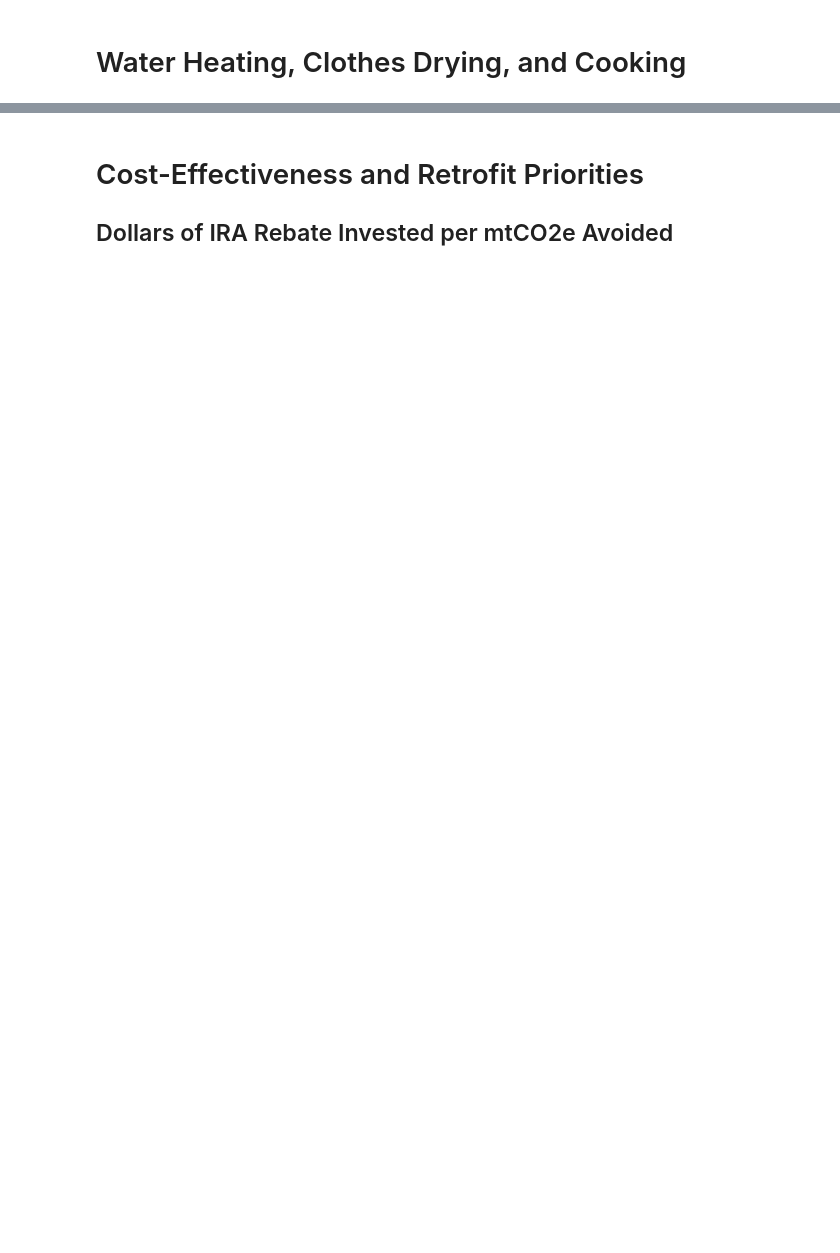
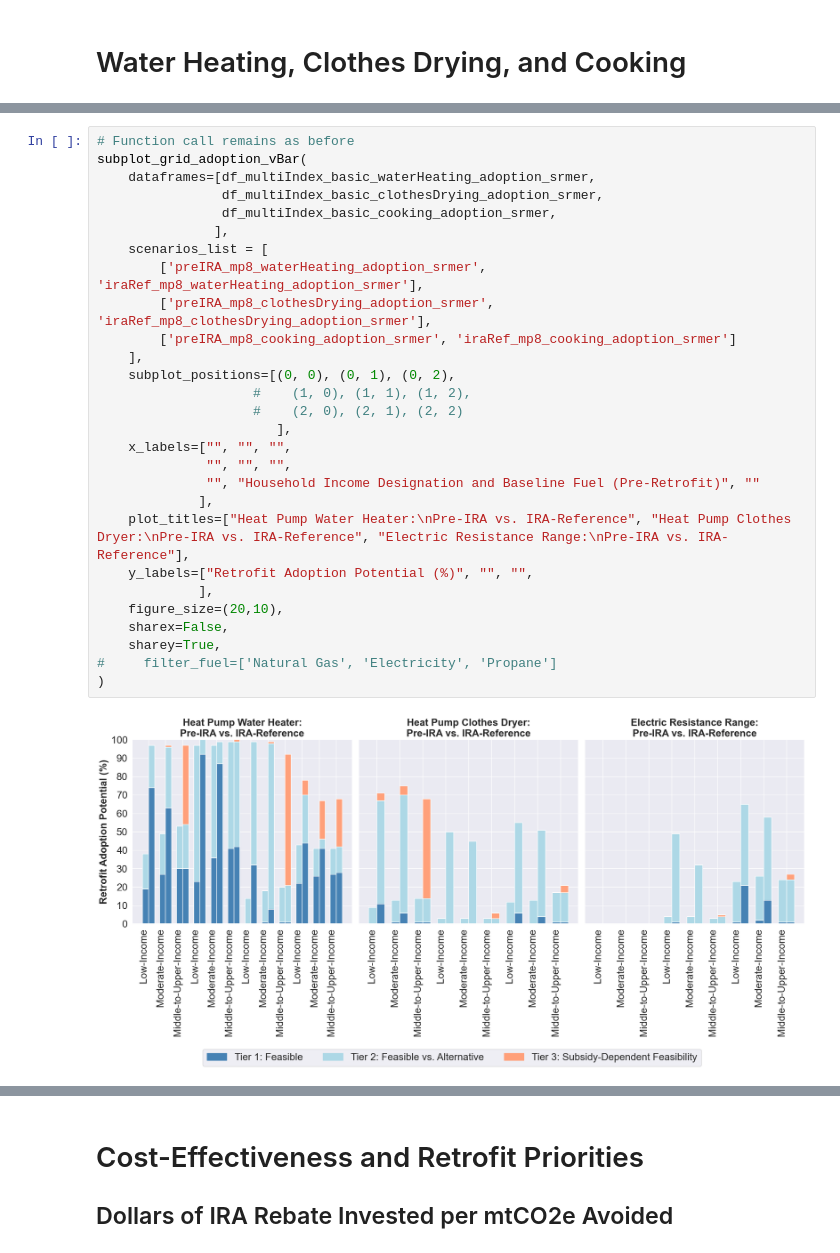
Before and after one commit to jordan-joseph126/cmu-tare-model, a Jupyter notebook: tare_model_main_v1.4.1.ipynb, the cells around one changed output, grey strips where cells are left out. Saved outputs shown, nothing was run; the diff lists cells and outputs as text; blank space fills up the shorter version.

```diff
--- a/tare_model_main_v1.4.1.ipynb
+++ b/tare_model_main_v1.4.1.ipynb
@@ -1014 +1475,31 @@ subplot_grid_adoption_vBar(
+# %%
+# Function call remains as before
+subplot_grid_adoption_vBar(
+    dataframes=[df_multiIndex_basic_waterHeating_adoption_srmer,
+                df_multiIndex_basic_clothesDrying_adoption_srmer,
+                df_multiIndex_basic_cooking_adoption_srmer,
+               ],
+    scenarios_list = [
+        ['preIRA_mp8_waterHeating_adoption_srmer', 'iraRef_mp8_waterHeating_adoption_srmer'],
+        ['preIRA_mp8_clothesDrying_adoption_srmer', 'iraRef_mp8_clothesDrying_adoption_srmer'],
+        ['preIRA_mp8_cooking_adoption_srmer', 'iraRef_mp8_cooking_adoption_srmer']
+    ],
+    subplot_positions=[(0, 0), (0, 1), (0, 2),
+                    #    (1, 0), (1, 1), (1, 2),
+                    #    (2, 0), (2, 1), (2, 2)
+                       ],
+    x_labels=["", "", "",
+              "", "", "",
+              "", "Household Income Designation and Baseline Fuel (Pre-Retrofit)", ""
+             ],
+    plot_titles=["Heat Pump Water Heater:\nPre-IRA vs. IRA-Reference", "Heat Pump Clothes Dryer:\nPre-IRA vs. IRA-Reference", "Electric Resistance Range:\nPre-IRA vs. IRA-Reference"],
+    y_labels=["Retrofit Adoption Potential (%)", "", "",
+             ],
+    figure_size=(20,10),
+    sharex=False,
+    sharey=True,
+#     filter_fuel=['Natural Gas', 'Electricity', 'Propane']
+)
+# %% [output]
+[figure, added]
 # %%
```
Also changed, not shown: parts of 37 cells of this notebook, 6 other files.
